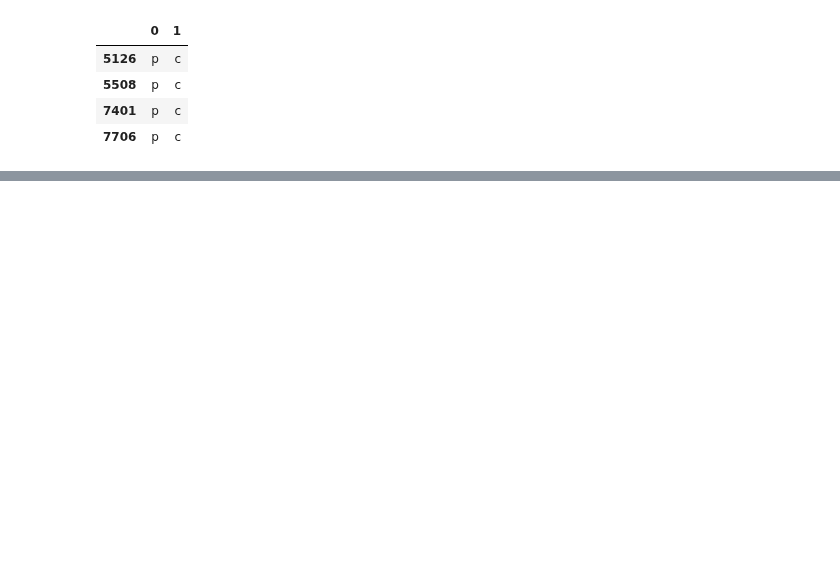
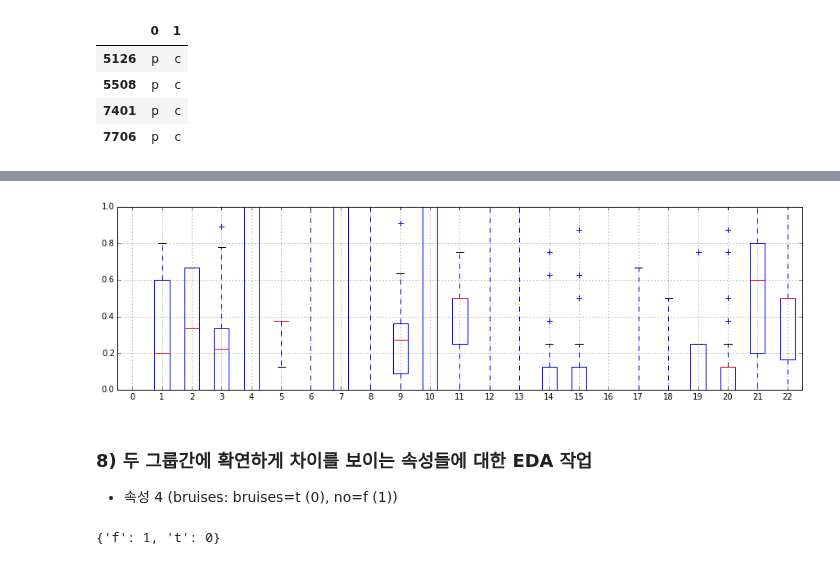
Before and after one commit to bluebibi/LINK_ML_BIG_DATA, a Jupyter notebook: Mushroom_Dataset.ipynb, the cells around one changed output, grey strips where cells are left out. Cells and saved outputs as stored; diff of their text form; code cells hidden in the pictures; blank space fills up the shorter version.

```diff
--- a/Mushroom_Dataset.ipynb
+++ b/Mushroom_Dataset.ipynb
@@ -165,0 +546,14 @@ df_per_attr[1]['subgroups'][0]
+# %%
+fig, ax = plt.subplots()
+fig.set_size_inches(15, 4)
+df_poisonous.boxplot(ax=ax)
+plt.show()
+# %% [output]
+[figure, added]
+# %% [markdown]
+### 8) 두 그룹간에 확연하게 차이를 보이는 속성들에 대한 EDA 작업
+- 속성 4 (bruises: bruises=t (0), no=f (1))
+# %%
+map_dic[4]
+# %% [output]
+{'f': 1, 't': 0}
```
Also changed, not shown: parts of 65 cells of this notebook, 1 other file.
